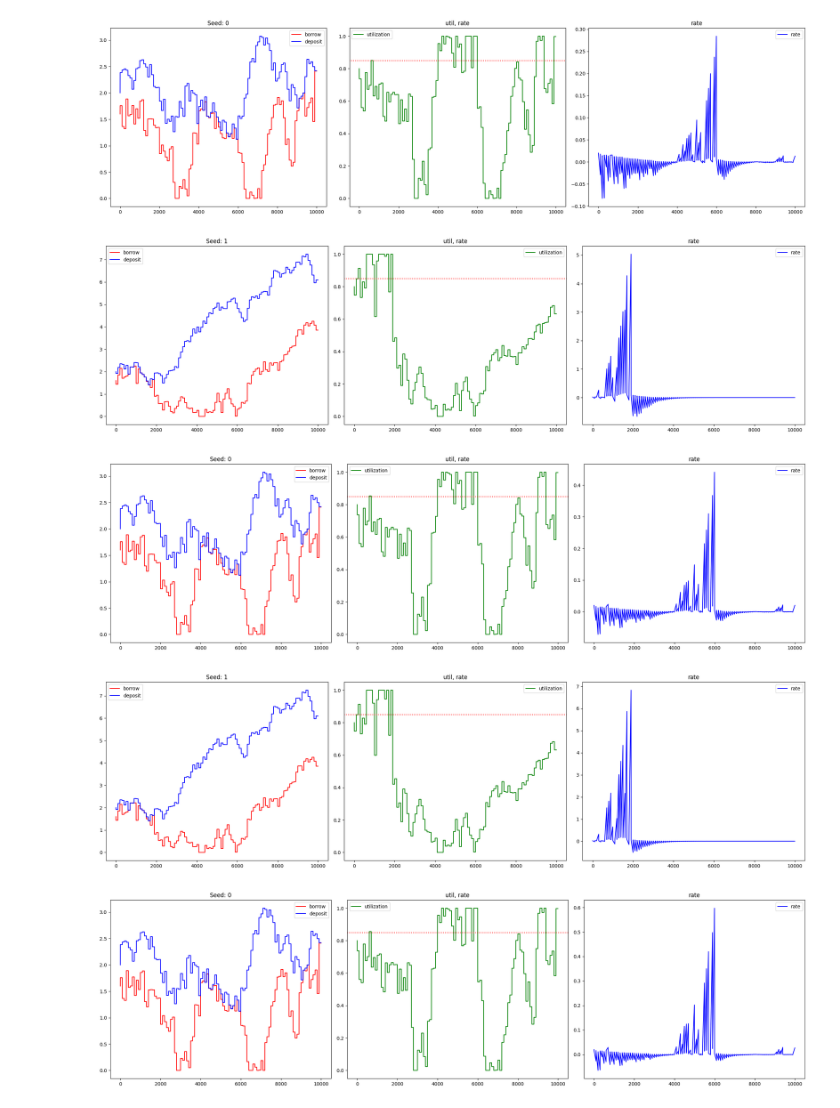
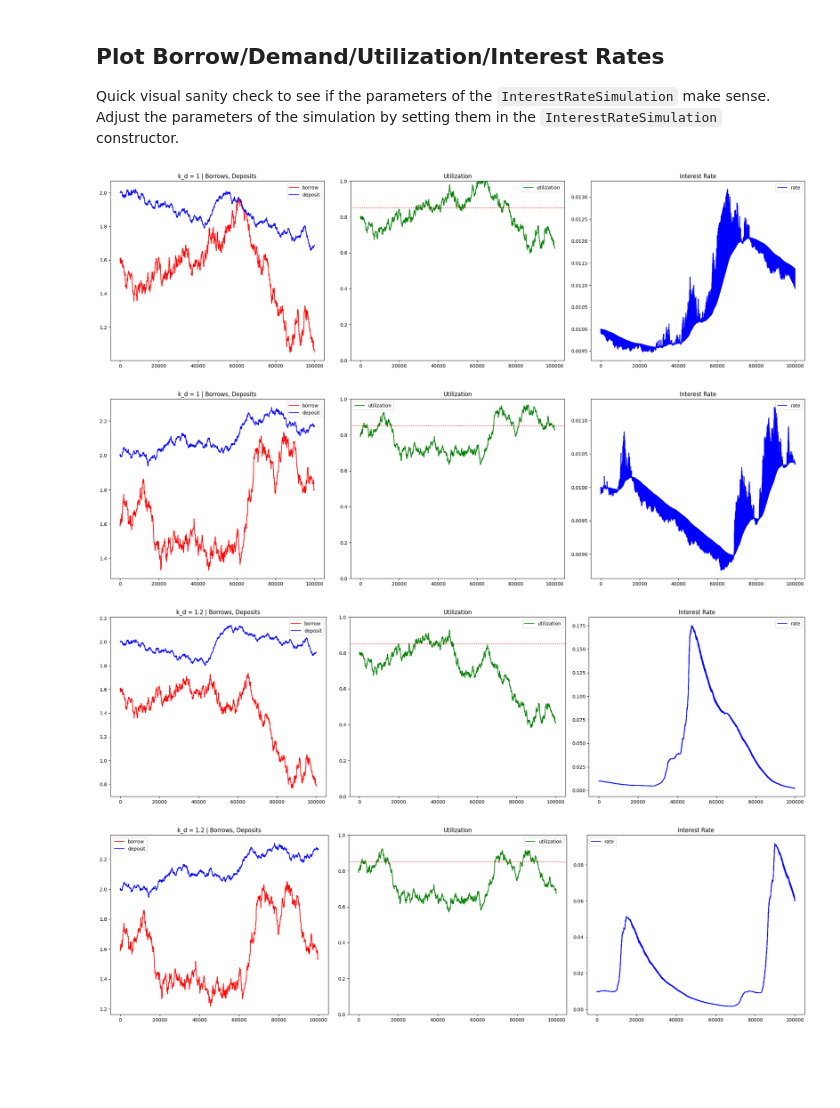
Before and after one commit to morpho-org/morpho-blue-lltv-recommendation, a Jupyter notebook: interest_rates/sim.ipynb, the cells around one changed output. Cells and saved outputs as stored; diff of their text form; code cells hidden in the pictures; blank space fills up the shorter version.

```diff
--- a/interest_rates/sim.ipynb
+++ b/interest_rates/sim.ipynb
@@ -158,42 +158,38 @@ class PClose(IRMetric):
+# %% [markdown]
+## Plot Borrow/Demand/Utilization/Interest Rates
+Quick visual sanity check to see if the parameters of the `InterestRateSimulation` make sense. Adjust the parameters of the simulation by setting them in the `InterestRateSimulation` constructor.
 # %%
-# metric = Liquidity(u_thresh=0.95, penalty=0.2)
-metric = PClose(window=0.05) # want to minimize time above 0.95 utilization
-results = {}
 u_target = 0.85
-for k_d in tqdm(range(2, 6)):
-    results[k_d] = {'vals': []}
-    for s in range(10):
-        sim = InterestRateSimulation(k_d=k_d, u_target=u_target, seed=s, update_interval=100)
+# Can also instead loop over a different parameter
+for k_d in tqdm([1, 1.2]):
+    for seed in range(2):
+        sim = InterestRateSimulation(k_d=k_d, u_target=u_target, seed=seed, update_interval=100)
         sim.simulate()
-        results[k_d]['vals'].append(metric(sim))
-        if s > 1:
-            continue
+        # continue
 
+        # Just eyeballing but we can look at more random seeds if desired
         plt.figure(figsize=(21, 6))
         plt.subplot(1, 3, 1)
         plt.plot(sim.B, color='r', label='borrow')
         plt.plot(sim.D, color='b', label='deposit')
         plt.legend()
-        plt.title(f"Seed: {s}")
+        plt.title(f"k_d = {k_d} | Borrows, Deposits")
 
         plt.subplot(1, 3, 2)
         plt.plot(sim.u, color='g', label='utilization')
         plt.axhline(y=u_target, color='r', linestyle='dotted')
+        plt.ylim(0, 1)
         plt.legend()
-        plt.title("util, rate")
+        plt.title("Utilization")
 
         plt.subplot(1, 3, 3)
         plt.plot(sim.r, color='b', label='rate')
         plt.legend()
-        plt.title("rate")
+        plt.title("Interest Rate")
         plt.tight_layout()
         plt.show()
-
-    results[k_d]['mean'] = np.mean(results[k_d]['vals'])
-    results[k_d]['std'] =  np.std(results[k_d]['vals'])
 # %% [output]
-[figure, old version]
+[figure, new version]
-[figure, old version]
+[figure, new version]
-[figure, old version]
+[figure, new version]
-[figure, old version]
+[figure, new version]
-[figure, removed]
```
Also changed, not shown: parts of 6 cells of this notebook, 1 other file.
